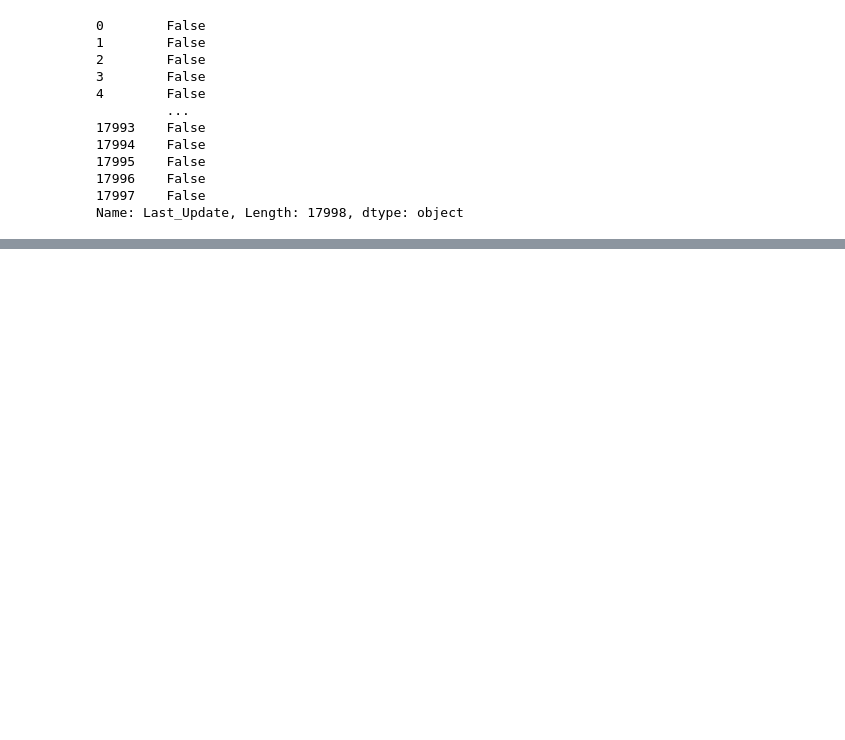
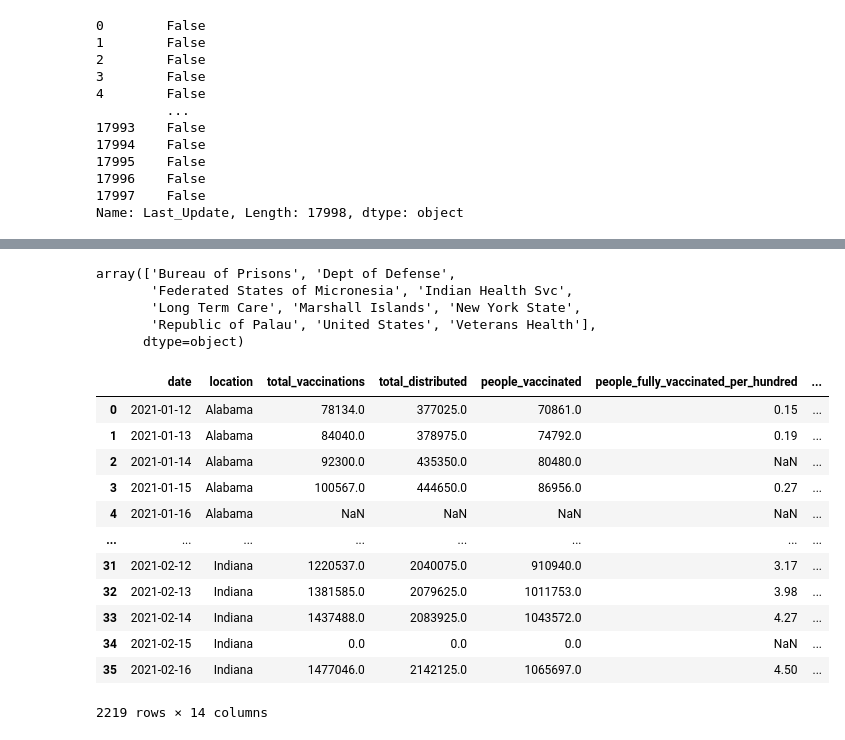
Before and after one commit to DSNortsev/CSE696-CECS_PROJECT, a Jupyter notebook: CSE_Project.ipynb, the cells around one changed output, grey strips where cells are left out. Drawn from its saved outputs; the diff is of its cells as text; code cells hidden in the pictures; blank space fills up the shorter version.

```diff
--- a/CSE_Project.ipynb
+++ b/CSE_Project.ipynb
@@ -161,0 +377,50 @@ dtype: int64
+# %%
+# Find difference between two tables
+np.setdiff1d(vac_states, data_states)
+# %% [output]
+array(['Bureau of Prisons', 'Dept of Defense',
+       'Federated States of Micronesia', 'Indian Health Svc',
+       'Long Term Care', 'Marshall Islands', 'New York State',
+       'Republic of Palau', 'United States', 'Veterans Health'],
+      dtype=object)
+# %%
+# Drop island's data
+vac_state_data = vac_state_data[~vac_state_data['location'].isin(['Federated States of Micronesia', 'Marshall Islands', 'Republic of Palau'])]
+# Change "New York State" to "New York"
+
+vac_state_data['location'].mask(vac_state_data['location'] == 'New York State', 'New York', inplace=True)
+# %%
+# Aggregate Indian Health Svc and Indiana
+tmp = vac_state_data[vac_state_data['location'].isin(['Indian Health Svc', 'Indiana'])]
+tmp = tmp.groupby('date', as_index=False).agg({ 'total_vaccinations': np.sum,
+                          'total_distributed': np.sum,
+                          'people_vaccinated': np.sum,
+                          'people_fully_vaccinated_per_hundred': np.mean,
+                          'total_vaccinations_per_hundred': np.mean,
+                          'people_fully_vaccinated': np.sum,
+                          'people_vaccinated_per_hundred': np.mean,
+                          'distributed_per_hundred': np.mean,
+                          'daily_vaccinations_raw': np.sum,
+                          'daily_vaccinations': np.sum,
+                          'daily_vaccinations_per_million': np.mean,
+                          'share_doses_used': np.mean,
+
+})
+# Add location column
+tmp['location'] = 'Indiana'
+vac_state_data.drop(vac_state_data[vac_state_data['location'].isin(['Indian Health Svc', 'Indiana'])].index, inplace = True)
+vac_state_data.append(tmp)
+# %% [output]
+|  | date | location | total_vaccinations | total_distributed | people_vaccinated | people_fully_vaccinated_per_hundred | ... |
+| 0 | 2021-01-12 | Alabama | 78134.0 | 377025.0 | 70861.0 | 0.15 | ... |
+| 1 | 2021-01-13 | Alabama | 84040.0 | 378975.0 | 74792.0 | 0.19 | ... |
+| 2 | 2021-01-14 | Alabama | 92300.0 | 435350.0 | 80480.0 | NaN | ... |
+| 3 | 2021-01-15 | Alabama | 100567.0 | 444650.0 | 86956.0 | 0.27 | ... |
+| 4 | 2021-01-16 | Alabama | NaN | NaN | NaN | NaN | ... |
+| ... | ... | ... | ... | ... | ... | ... | ... |
+| 31 | 2021-02-12 | Indiana | 1220537.0 | 2040075.0 | 910940.0 | 3.17 | ... |
+| 32 | 2021-02-13 | Indiana | 1381585.0 | 2079625.0 | 1011753.0 | 3.98 | ... |
+| 33 | 2021-02-14 | Indiana | 1437488.0 | 2083925.0 | 1043572.0 | 4.27 | ... |
+| 34 | 2021-02-15 | Indiana | 0.0 | 0.0 | 0.0 | NaN | ... |
+| 35 | 2021-02-16 | Indiana | 1477046.0 | 2142125.0 | 1065697.0 | 4.50 | ... |
+2219 rows × 14 columns
```
Also changed, not shown: parts of 29 cells of this notebook.
